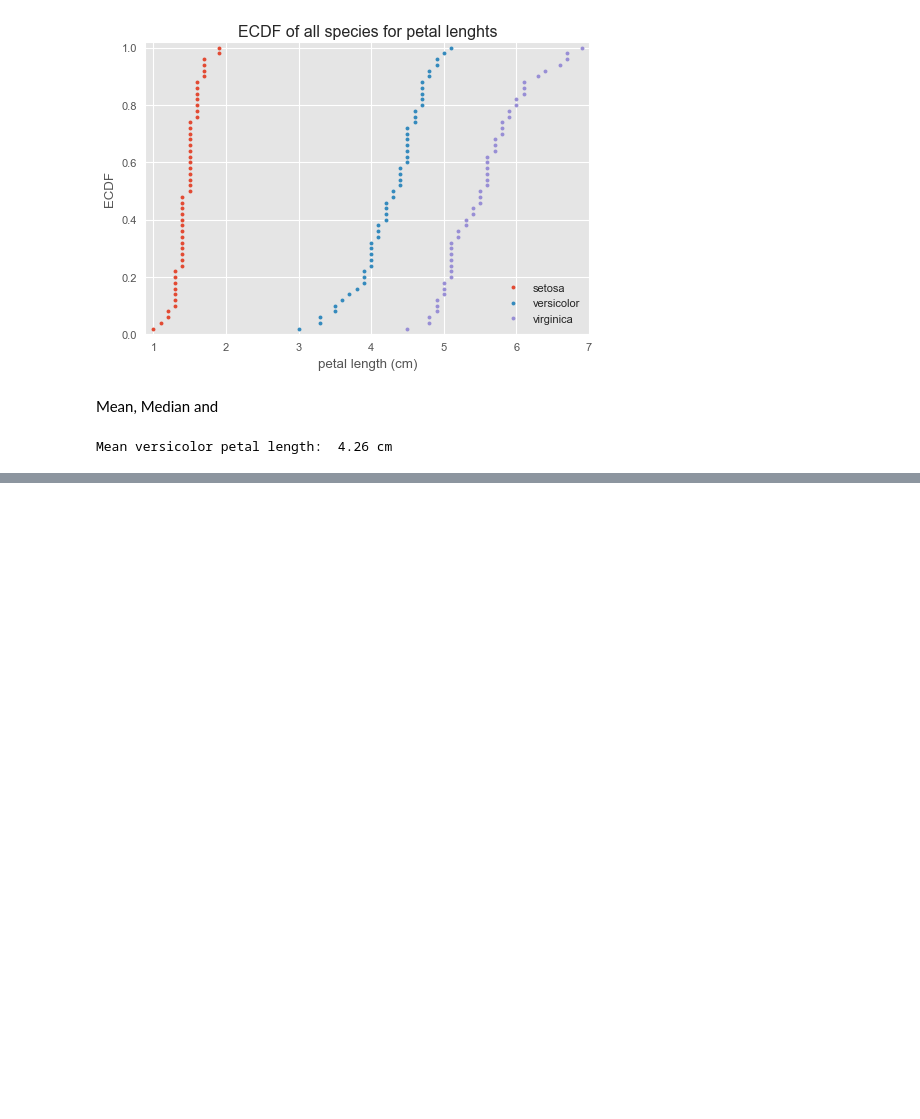
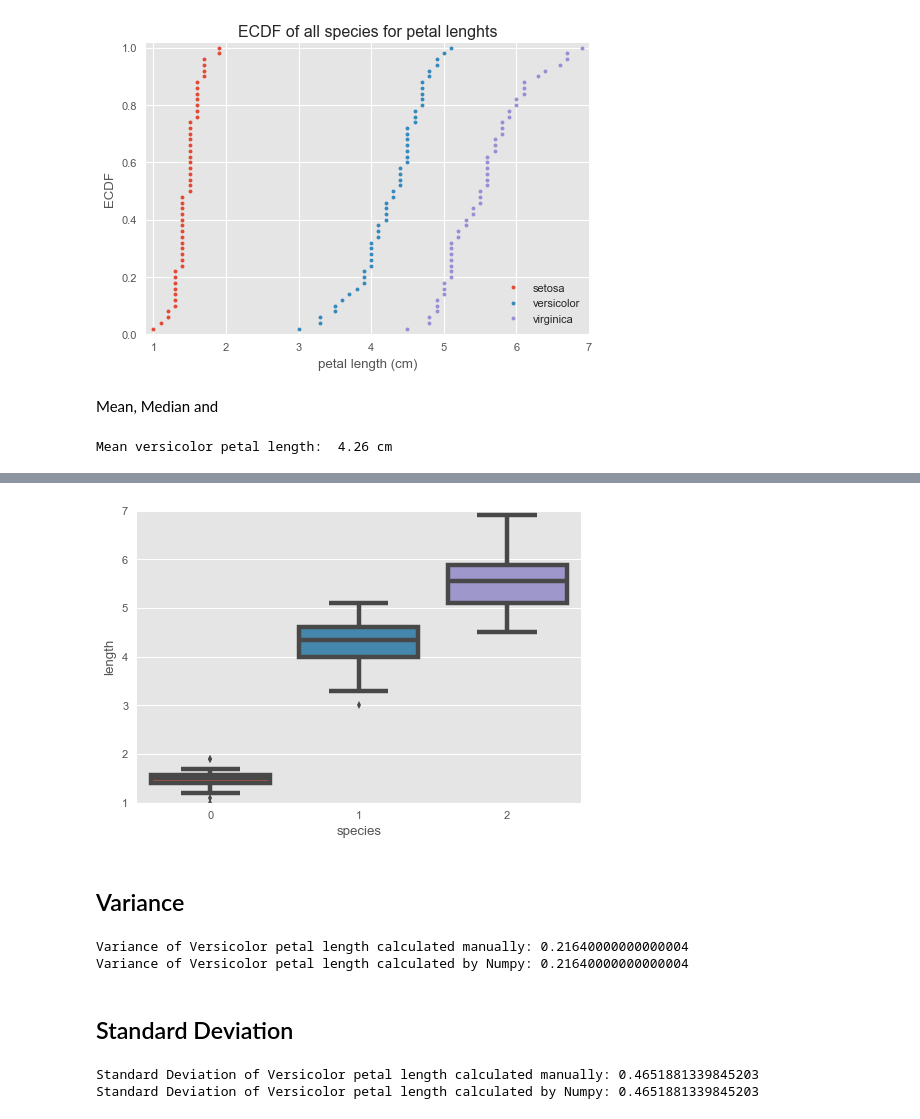
Before and after one commit to tanmay-kulkarni/statistics_for_data_science, a Jupyter notebook: statistics.ipynb, the cells around one changed output, grey strips where cells are left out. Saved outputs shown, nothing was run; the diff lists cells and outputs as text; code cells hidden in the pictures; blank space fills up the shorter version.

```diff
--- a/statistics.ipynb
+++ b/statistics.ipynb
@@ -183,0 +205,9 @@ You should NOT assume an outlier is irroneous unless there's reason to do so.
+# %%
+_ = sbn.boxplot(x='species', y= 'petal length (cm)', data=df)
+_ = plt.xlabel('species')
+_ = plt.ylabel('length')
+plt.show()
+# %% [output]
+[figure, added]
+# %% [markdown]
+## Variance
@@ -183,0 +220,17 @@ You should NOT assume an outlier is irroneous unless there's reason to do so.
+# %%
+print('Variance of Versicolor petal length calculated manually: {}'.format(variance_explicit))
+print('Variance of Versicolor petal length calculated by Numpy: {}'.format(variance_np))
+# %% [output]
+Variance of Versicolor petal length calculated manually: 0.21640000000000004
+Variance of Versicolor petal length calculated by Numpy: 0.21640000000000004
+# %% [markdown]
+## Standard Deviation
+# %%
+std_explicit = np.sqrt(variance_explicit)
+std_np = np.std(versicolor_petal_length)
+
+print('Standard Deviation of Versicolor petal length calculated manually: {}'.format(std_explicit))
+print('Standard Deviation of Versicolor petal length calculated by Numpy: {}'.format(std_np))
+# %% [output]
+Standard Deviation of Versicolor petal length calculated manually: 0.4651881339845203
+Standard Deviation of Versicolor petal length calculated by Numpy: 0.4651881339845203
```
Also changed, not shown: parts of 19 cells of this notebook.
